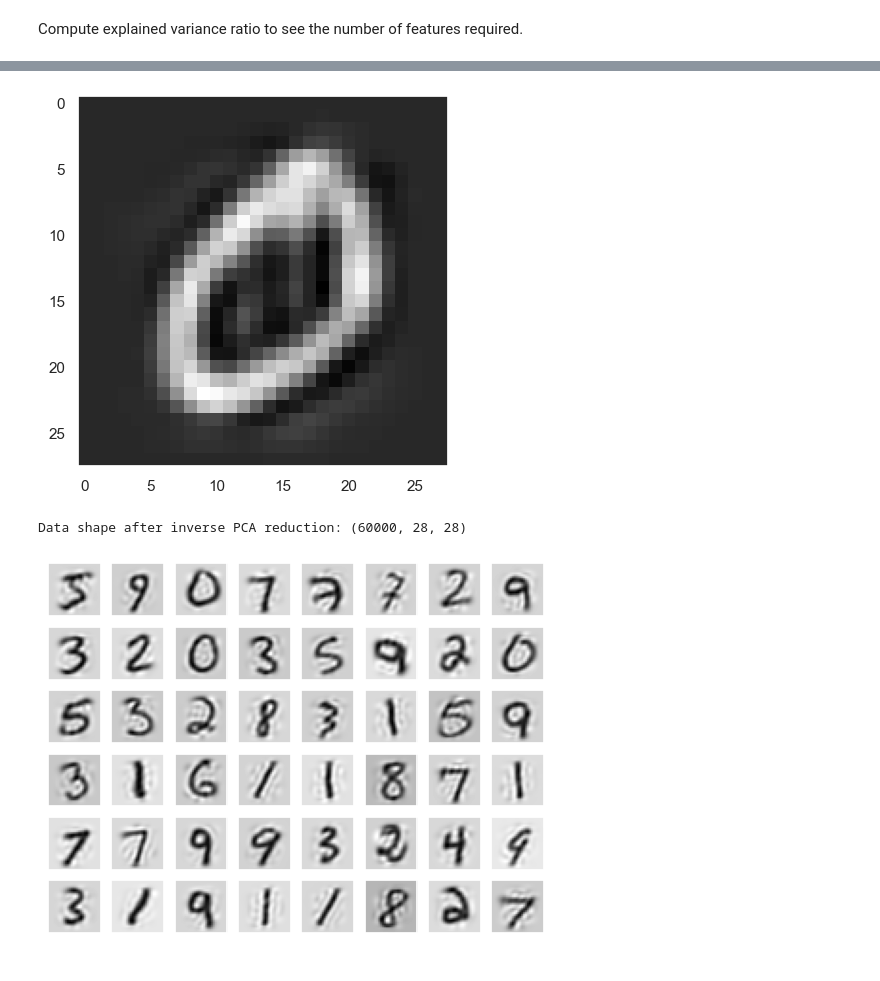
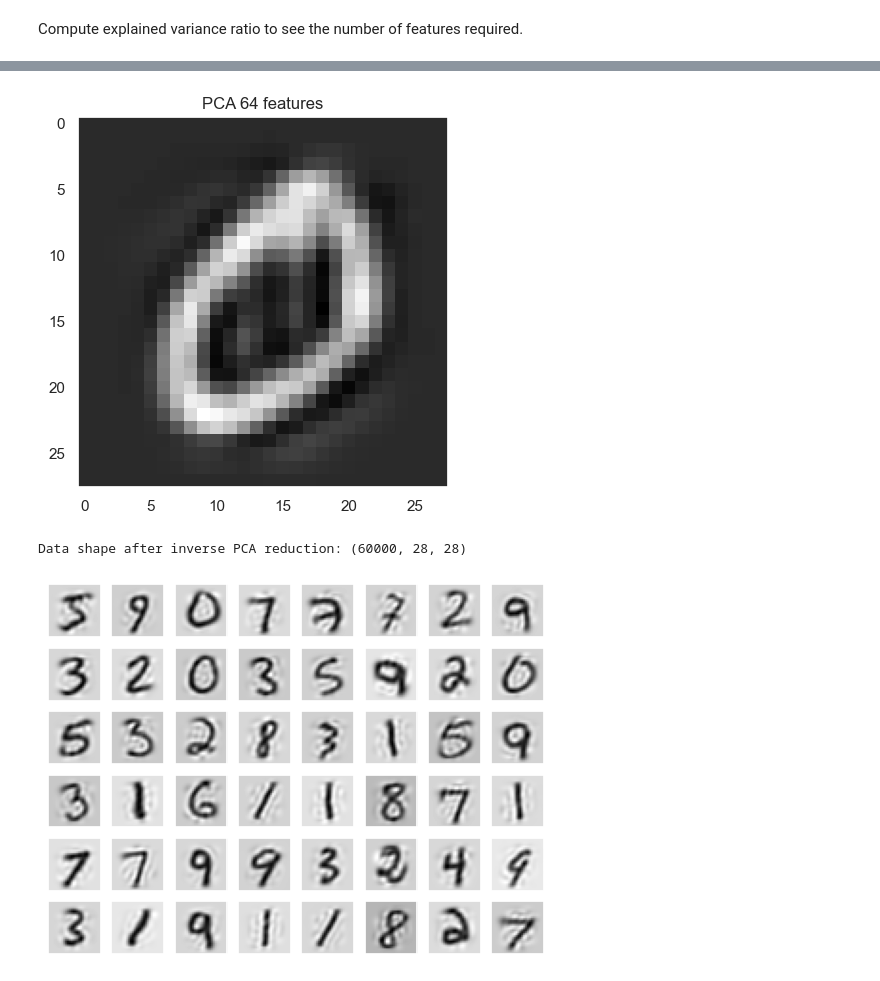
Before and after one commit to MoseGuerini/Quantum-Autoencoder, a Jupyter notebook: Code.ipynb, the cells around one changed output, grey strips where cells are left out. Saved outputs shown, nothing was run; the diff lists cells and outputs as text; code cells hidden in the pictures.

```diff
--- a/Code.ipynb
+++ b/Code.ipynb
@@ -193,13 +195,14 @@ Data shape after PCA reduction: (60000, 64)
 # %%
 data_new = pca.inverse_transform(dataPCA)
 data_new_1 = data_new.reshape(60000, 28, 28)
 plt.imshow(data_new_1[1], cmap=plt.get_cmap('gray'))
 plt.grid(False)
+plt.title('PCA 64 features')
 plt.show()
 
 print('Data shape after inverse PCA reduction:', data_new_1.shape)
 # %% [output]
-[figure, old version]
+[figure, new version]
 Data shape after inverse PCA reduction: (60000, 28, 28)
 # %%
 fig, ax = plt.subplots(6, 8, subplot_kw=dict(xticks=[], yticks=[]))
```
Also changed, not shown: parts of 4 cells of this notebook.
